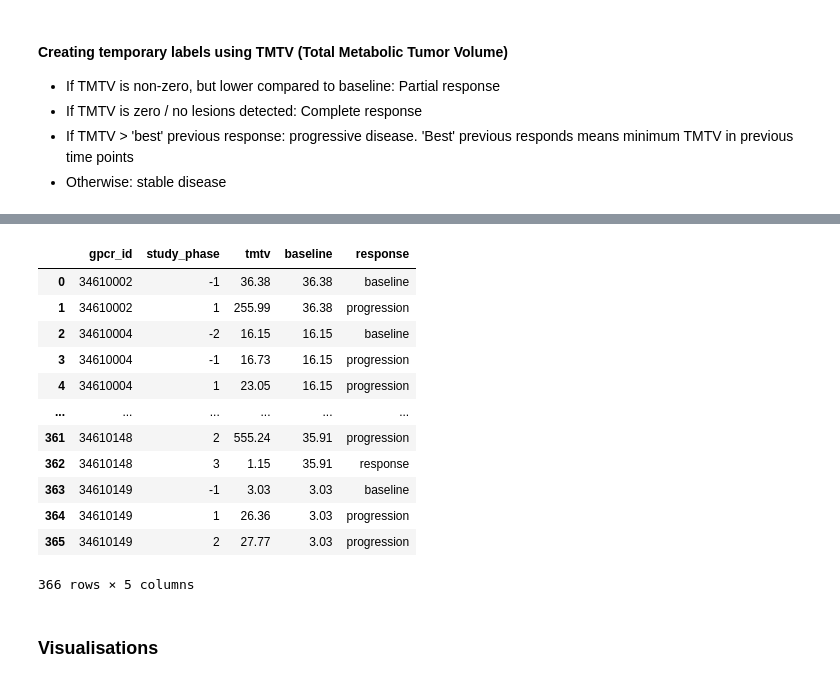
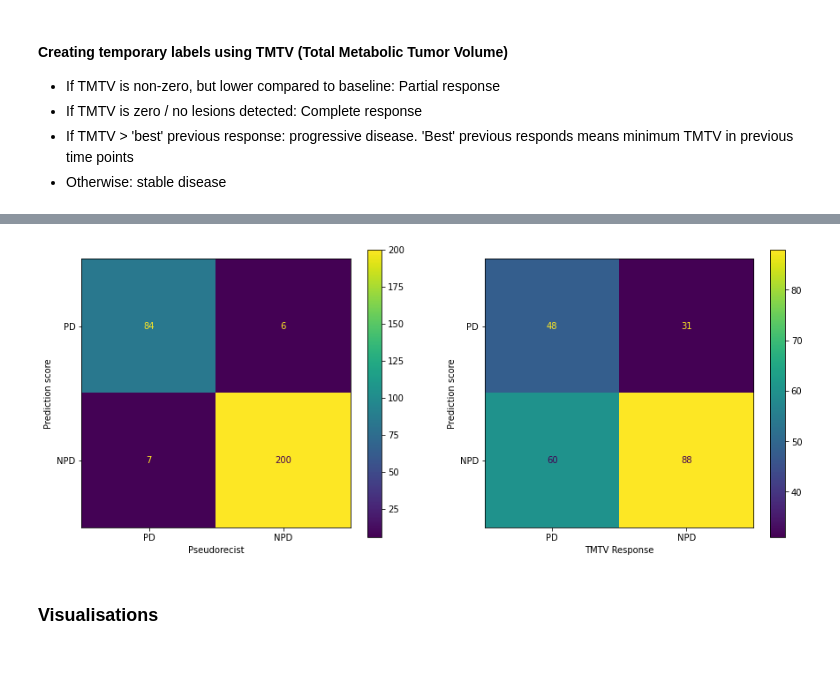
Before and after one commit to arnauddhaene/graphmel, a Jupyter notebook: notebooks/eda.ipynb, the cells around one changed output, grey strips where cells are left out. Drawn from its saved outputs; the diff is of its cells as text; code cells hidden in the pictures.

```diff
--- a/notebooks/eda.ipynb
+++ b/notebooks/eda.ipynb
@@ -52,5 +52,5 @@ ModuleNotFoundError: No module named 'torch_geometric'
 # %%
-lesions = pd.read_csv(os.path.join(DATA_DIR, lesions_file))
+lesions = pd.read_csv(os.path.join(CONNECTION_DIR + DATA_FOLDERS[0], FILES['lesions']))
 lesions['study_phase'] = lesions.study_name.apply(extract_study_phase)
 lesions = lesions[lesions.pars_classification_petct != 'benign']
 
@@ -103,4 +97,7 @@ px.histogram(lesions, x='assigned_organ', color='pars_classification_petct',
     .update_layout(legend=top_h_legend, yaxis_title='Lesions')
 # %% [output]
 [interactive output not drawn]
+# %%
+progression = pd.read_csv(os.path.join(CONNECTION_DIR + DATA_FOLDERS[1], FILES['progression']))
+progression['study_phase'] = progression.study_name.apply(extract_study_phase)
 # %%
@@ -185,11 +191,11 @@ e.g. for 4 timepoints, TMTV in arbitrary units, just to illustrate the trend:
 def classify_response(row):
     # Compare current vs. baseline
     if row.tmtv < row.baseline:
-        return 'response'
+        return 'NPD'
     elif row.tmtv == row.baseline:
-        return 'baseline'
+        return np.nan
     else:
-        return 'progression'
+        return 'PD'
 # %%
 # Compute TMTV by summing `vol_ccm` per study
 labels = lesions.groupby(['gpcr_id', 'study_phase']).vol_ccm.sum().to_frame('tmtv').reset_index()
@@ -209,19 +214,30 @@ baseline       119
 Name: response, dtype: int64
-# %%
-labels.head()
-# %% [output]
-|  | gpcr_id | study_phase | tmtv | baseline | response |
-| 0 | 34610002 | -1 | 36.38 | 36.38 | baseline |
-| 1 | 34610002 | 1 | 255.99 | 36.38 | progression |
-| 2 | 34610004 | -2 | 16.15 | 16.15 | baseline |
-| 3 | 34610004 | -1 | 16.73 | 16.15 | progression |
-| 4 | 34610004 | 1 | 23.05 | 16.15 | progression |
-| ... | ... | ... | ... | ... | ... |
-| 361 | 34610148 | 2 | 555.24 | 35.91 | progression |
-| 362 | 34610148 | 3 | 1.15 | 35.91 | response |
-| 363 | 34610149 | -1 | 3.03 | 3.03 | baseline |
-| 364 | 34610149 | 1 | 26.36 | 3.03 | progression |
-| 365 | 34610149 | 2 | 27.77 | 3.03 | progression |
-366 rows × 5 columns
+# %%
+labels = labels.merge(progression[['gpcr_id', 'study_phase', 'prediction_score', 'pseudorecist']],
+             on=['gpcr_id', 'study_phase'], how='inner')
+# %%
+fig, ax = plt.subplots(1, 2)
+
+cm = confusion_matrix(progression[['prediction_score', 'pseudorecist']].dropna().prediction_score,
+                      progression[['prediction_score', 'pseudorecist']].dropna().pseudorecist,
+                      labels=['PD', 'NPD'])
+
+CM = ConfusionMatrixDisplay(cm, display_labels=['PD', 'NPD']).plot(ax=ax[0])
+
+ax[0].set_xlabel('Pseudorecist'), ax[0].set_ylabel('Prediction score')
+
+
+cm = confusion_matrix(labels[['prediction_score', 'response']].dropna().prediction_score,
+                      labels[['prediction_score', 'response']].dropna().response,
+                      labels=['PD', 'NPD'])
+
+CM = ConfusionMatrixDisplay(cm, display_labels=['PD', 'NPD']).plot(ax=ax[1])
+
+ax[1].set_xlabel('TMTV Response'), ax[1].set_ylabel('Prediction score')
+
+plt.gcf().set_size_inches(15, 6)
+plt.show()
+# %% [output]
+[figure, added]
 # %% [markdown]
 ### Visualisations
```
Also changed, not shown: parts of 31 cells of this notebook, 1 other file.
